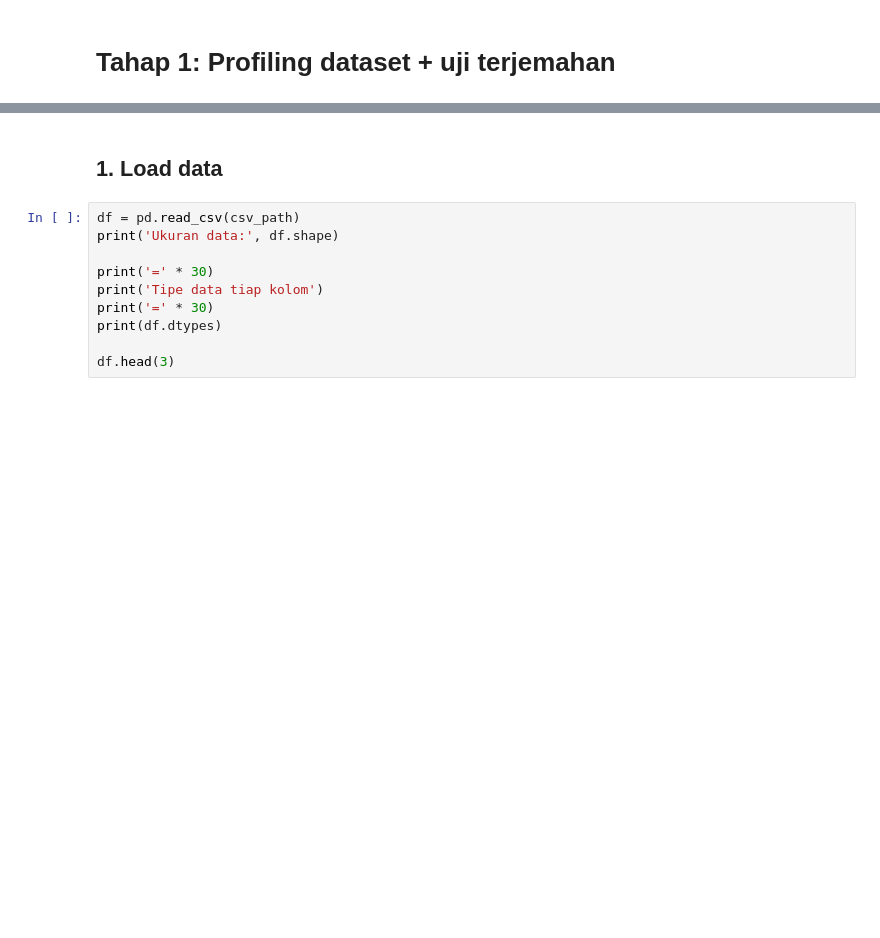
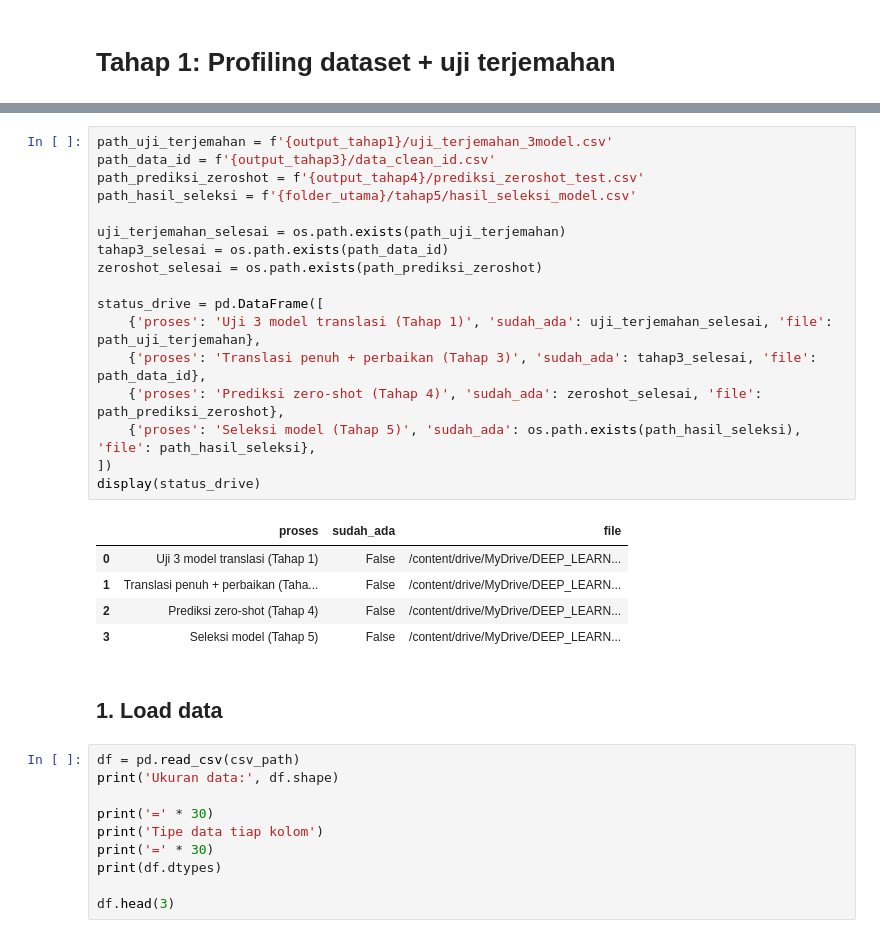
Before and after one commit to IRay3477/Pengembangan-Model-Deep-Learning-dan-Implementasi-API, a Jupyter notebook: Deep_Learning_Peringkasan_Otomatis_Video_Kuliah_Bahasa_Indonesia.ipynb, the cells around one changed output, grey strips where cells are left out. Drawn from its saved outputs; the diff is of its cells as text; blank space fills up the shorter version.

```diff
--- a/Deep_Learning_Peringkasan_Otomatis_Video_Kuliah_Bahasa_Indonesia.ipynb
+++ b/Deep_Learning_Peringkasan_Otomatis_Video_Kuliah_Bahasa_Indonesia.ipynb
@@ -43,3 +50,26 @@ Mounted at /content/drive
+# %%
+path_uji_terjemahan = f'{output_tahap1}/uji_terjemahan_3model.csv'
+path_data_id = f'{output_tahap3}/data_clean_id.csv'
+path_prediksi_zeroshot = f'{output_tahap4}/prediksi_zeroshot_test.csv'
+path_hasil_seleksi = f'{folder_utama}/tahap5/hasil_seleksi_model.csv'
+
+uji_terjemahan_selesai = os.path.exists(path_uji_terjemahan)
+tahap3_selesai = os.path.exists(path_data_id)
+zeroshot_selesai = os.path.exists(path_prediksi_zeroshot)
+
+status_drive = pd.DataFrame([
+    {'proses': 'Uji 3 model translasi (Tahap 1)', 'sudah_ada': uji_terjemahan_selesai, 'file': path_uji_terjemahan},
+    {'proses': 'Translasi penuh + perbaikan (Tahap 3)', 'sudah_ada': tahap3_selesai, 'file': path_data_id},
+    {'proses': 'Prediksi zero-shot (Tahap 4)', 'sudah_ada': zeroshot_selesai, 'file': path_prediksi_zeroshot},
+    {'proses': 'Seleksi model (Tahap 5)', 'sudah_ada': os.path.exists(path_hasil_seleksi), 'file': path_hasil_seleksi},
+])
+display(status_drive)
+# %% [output]
+|  | proses | sudah_ada | file |
+| 0 | Uji 3 model translasi (Tahap 1) | False | /content/drive/MyDrive/DEEP_LEARN... |
+| 1 | Translasi penuh + perbaikan (Taha... | False | /content/drive/MyDrive/DEEP_LEARN... |
+| 2 | Prediksi zero-shot (Tahap 4) | False | /content/drive/MyDrive/DEEP_LEARN... |
+| 3 | Seleksi model (Tahap 5) | False | /content/drive/MyDrive/DEEP_LEARN... |
 # %% [markdown]
 ## 1. Load data
 # %%
```
Also changed, not shown: parts of 24 cells of this notebook.
